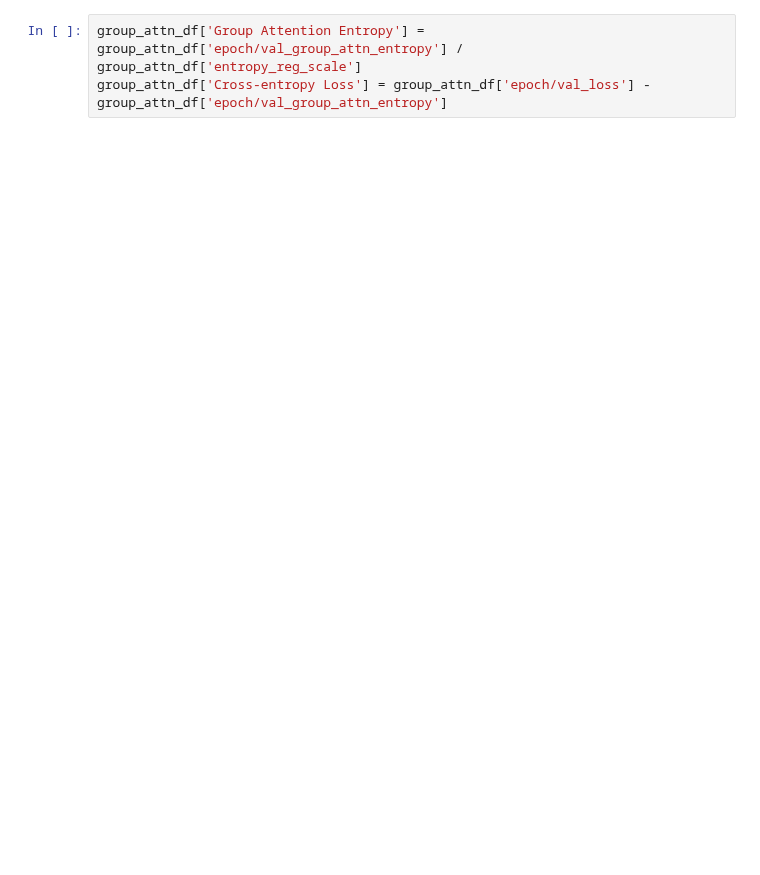
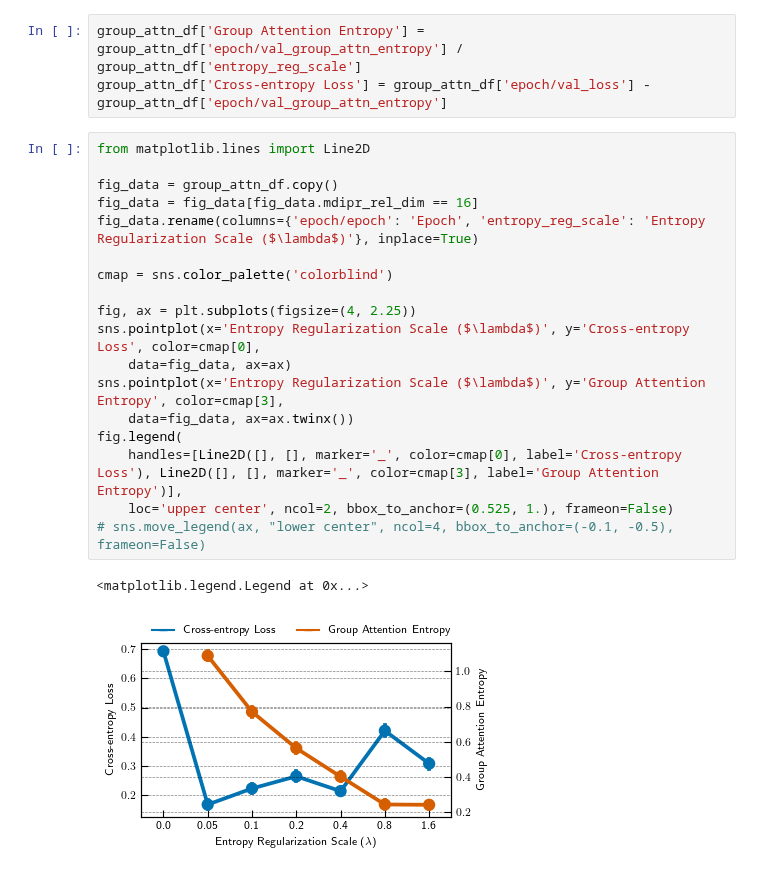
Before and after one commit to Awni00/relational-convolutions, a Jupyter notebook: paper_figures/generate_group_attn_figs.ipynb, the cells around one changed output. Saved outputs shown, nothing was run; the diff lists cells and outputs as text; blank space fills up the shorter version.

```diff
--- a/paper_figures/generate_group_attn_figs.ipynb
+++ b/paper_figures/generate_group_attn_figs.ipynb
@@ -65,5 +65,26 @@ Index(['group_attn_scores', 'stripes_loss', 'acc', '_runtime', 'epoch/loss',
 # %%
 group_attn_df['Group Attention Entropy'] = group_attn_df['epoch/val_group_attn_entropy'] / group_attn_df['entropy_reg_scale']
 group_attn_df['Cross-entropy Loss'] = group_attn_df['epoch/val_loss'] - group_attn_df['epoch/val_group_attn_entropy']
+# %%
+from matplotlib.lines import Line2D
+
+fig_data = group_attn_df.copy()
+fig_data = fig_data[fig_data.mdipr_rel_dim == 16]
+fig_data.rename(columns={'epoch/epoch': 'Epoch', 'entropy_reg_scale': 'Entropy Regularization Scale ($\lambda$)'}, inplace=True)
+
+cmap = sns.color_palette('colorblind')
+
+fig, ax = plt.subplots(figsize=(4, 2.25))
+sns.pointplot(x='Entropy Regularization Scale ($\lambda$)', y='Cross-entropy Loss', color=cmap[0],
+    data=fig_data, ax=ax)
+sns.pointplot(x='Entropy Regularization Scale ($\lambda$)', y='Group Attention Entropy', color=cmap[3],
+    data=fig_data, ax=ax.twinx())
+fig.legend(
+    handles=[Line2D([], [], marker='_', color=cmap[0], label='Cross-entropy Loss'), Line2D([], [], marker='_', color=cmap[3], label='Group Attention Entropy')],
+    loc='upper center', ncol=2, bbox_to_anchor=(0.525, 1.), frameon=False)
+# sns.move_legend(ax, "lower center", ncol=4, bbox_to_anchor=(-0.1, -0.5), frameon=False)
+# %% [output]
+<matplotlib.legend.Legend at 0x...>
+[figure, added]
 # %%
 fig_data = group_attn_df.copy()
```
Also changed, not shown: parts of 4 cells of this notebook.
